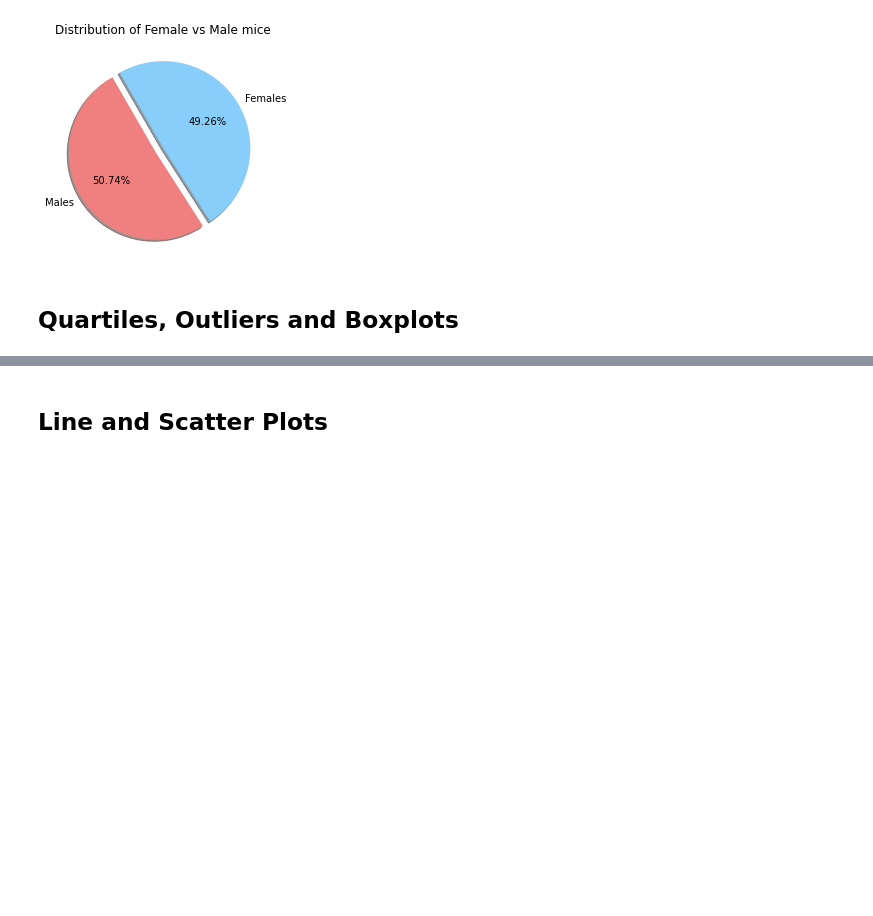
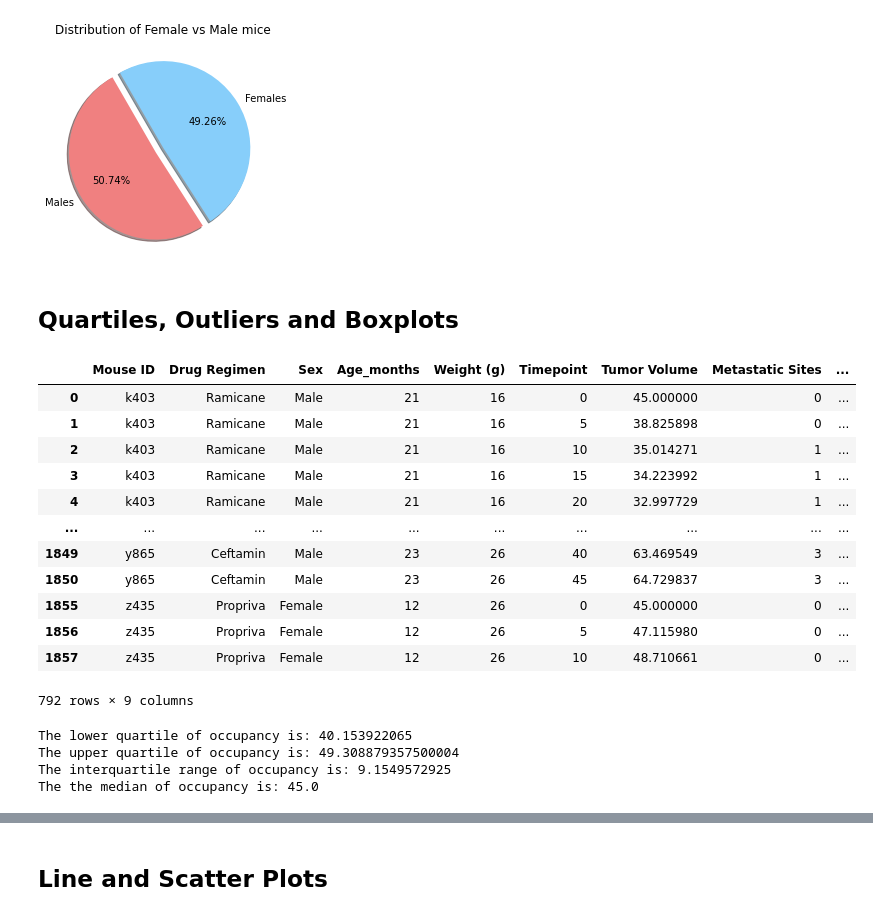
Before and after one commit to ecosterlund/matplotlib-challenge, a Jupyter notebook: Pymaceuticals/pymaceuticals_starter.ipynb, the cells around one changed output, grey strips where cells are left out. Saved outputs shown, nothing was run; the diff lists cells and outputs as text; code cells hidden in the pictures; blank space fills up the shorter version.

```diff
--- a/Pymaceuticals/pymaceuticals_starter.ipynb
+++ b/Pymaceuticals/pymaceuticals_starter.ipynb
@@ -66,6 +84,6 @@ Name: Timepoint, Length: 249, dtype: int64
 # %%
 # Create a clean DataFrame by dropping the duplicate mouse by its ID.
-dropped_mice = combined_df.drop_duplicates(subset =['Mouse ID', 'Timepoint'])
+dropped_mice = combined_df.drop_duplicates(['Mouse ID', 'Timepoint'])
 dropped_mice
 # %% [output]
 |  | Mouse ID | Drug Regimen | Sex | Age_months | Weight (g) | Timepoint | Tumor Volume (mm3) | ... |
@@ -216,19 +225,68 @@ Text(0.5, 1.0, 'Distribution of Female vs Male mice')
+# %%
+# Capomulin, Ramicane, Infubinol, and Ceftamin
+drugs = combined_df.loc[(combined_df["Drug Regimen"] == "Capomulin") | (combined_df["Drug Regimen"] == "Ramicane") | (combined_df["Drug Regimen"] == "Ceftamin") | (combined_df["Drug Regimen"] == "Propriva"), :]
+drugs
+# Calculate the final tumor volume of each mouse across four of the treatment regimens:
+#CALCULATES ALL FINAL VOLUMES
+final_volume = drugs.groupby('Mouse ID').max()['Tumor Volume (mm3)']
+final_volume
+
+# Merge this group df with the original dataframe to get the tumor volume at the last timepoint
+treatment_df = pd.merge(dropped_mice, final_volume, how='outer', on='Mouse ID')
+treatment_df
+
+refined_treatment_df = treatment_df.rename(columns={"Tumor Volume (mm3)_x":"Tumor Volume",
+                                                   "Tumor Volume (mm3)_y" : "Final Tumor Volume"})
+#Drop NaN's
+refined_treatment_df = refined_treatment_df.dropna()
+refined_treatment_df
+# %% [output]
+|  | Mouse ID | Drug Regimen | Sex | Age_months | Weight (g) | Timepoint | Tumor Volume | Metastatic Sites | ... |
+| 0 | k403 | Ramicane | Male | 21 | 16 | 0 | 45.000000 | 0 | ... |
+| 1 | k403 | Ramicane | Male | 21 | 16 | 5 | 38.825898 | 0 | ... |
+| 2 | k403 | Ramicane | Male | 21 | 16 | 10 | 35.014271 | 1 | ... |
+| 3 | k403 | Ramicane | Male | 21 | 16 | 15 | 34.223992 | 1 | ... |
+| 4 | k403 | Ramicane | Male | 21 | 16 | 20 | 32.997729 | 1 | ... |
+| ... | ... | ... | ... | ... | ... | ... | ... | ... | ... |
+| 1849 | y865 | Ceftamin | Male | 23 | 26 | 40 | 63.469549 | 3 | ... |
+| 1850 | y865 | Ceftamin | Male | 23 | 26 | 45 | 64.729837 | 3 | ... |
+| 1855 | z435 | Propriva | Female | 12 | 26 | 0 | 45.000000 | 0 | ... |
+| 1856 | z435 | Propriva | Female | 12 | 26 | 5 | 47.115980 | 0 | ... |
+| 1857 | z435 | Propriva | Female | 12 | 26 | 10 | 48.710661 | 0 | ... |
+792 rows × 9 columns
 # %%
 # Put treatments into a list for for loop (and later for plot labels)
-
-
+treatment_labels = ["Capomulin", "Ramicane", "Infubinol", "Ceftamin"]
+treatment_labels
 # Create empty list to fill with tumor vol data (for plotting)
-
-
+tumor_vol = []
 # Calculate the IQR and quantitatively determine if there are any potential outliers.
-
+quartiles = refined_treatment_df['Tumor Volume'].quantile([.25,.5,.75])
+lowerq = quartiles[0.25]
+upperq = quartiles[0.75]
+iqr = upperq - lowerq
+lower_bound = lowerq - (1.5*iqr)
+upper_bound = upperq + (1.5*iqr)
 
     # Locate the rows which contain mice on each drug and get the tumor volumes
-
+for treatment in treatments:
+    tumor_vol = refined_treatment_df.loc[refined_treatment_df['Drug Regimen'] == treatment, "Tumor Volume"]
+tumor_vol
 
     # add subset
 
-
     # Determine outliers using upper and lower bounds
+    #Outliers
+outlier_occupancy = refined_treatment_df.loc[(refined_treatment_df['Tumor Volume'] < lower_bound) | (refined_treatment_df['Tumor Volume'] > upper_bound)]
+outlier_occupancy
+print(f"The lower quartile of occupancy is: {lowerq}")
+print(f"The upper quartile of occupancy is: {upperq}")
+print(f"The interquartile range of occupancy is: {iqr}")
+print(f"The the median of occupancy is: {quartiles[0.5]} ")
+# %% [output]
+The lower quartile of occupancy is: 40.153922065
+The upper quartile of occupancy is: 49.308879357500004
+The interquartile range of occupancy is: 9.1549572925
+The the median of occupancy is: 45.0
 # %%
 # Generate a box plot of the final tumor volume of each mouse across four regimens of interest
```
Also changed, not shown: parts of 6 cells of this notebook.
